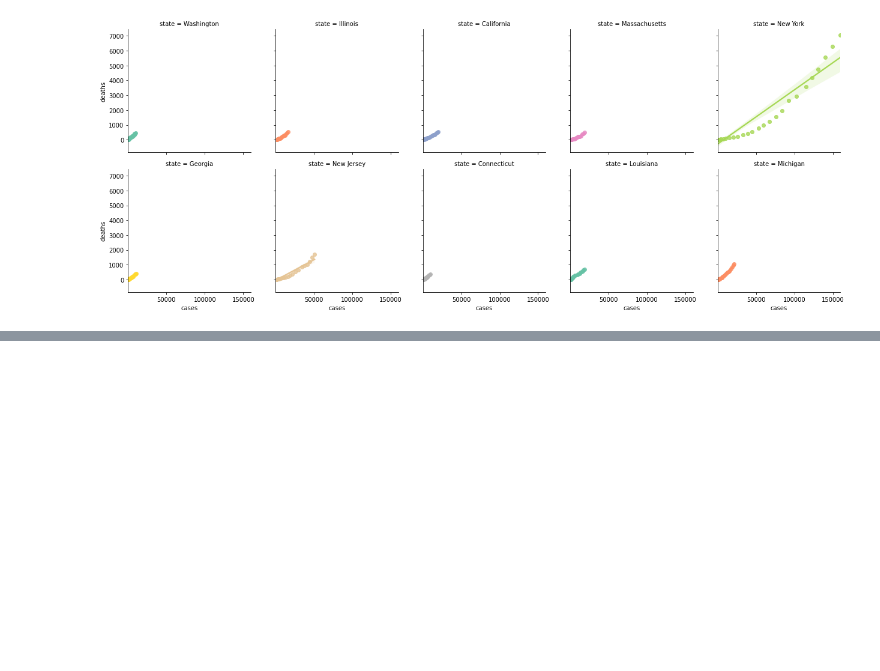
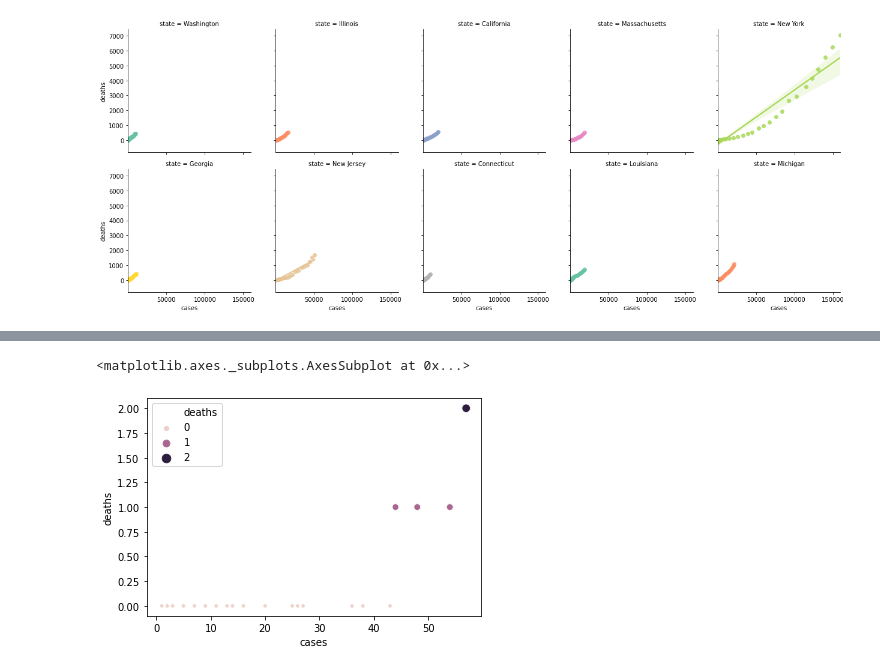
Before and after one commit to leslieshanecr/covid-19-Hawaii, a Jupyter notebook: Covid_19_Hawaii.ipynb, the cells around one changed output, grey strips where cells are left out. Drawn from its saved outputs; the diff is of its cells as text; code cells hidden in the pictures; blank space fills up the shorter version.

Commit message:
Added Hawaii County Information

```diff
--- a/Covid_19_Hawaii.ipynb
+++ b/Covid_19_Hawaii.ipynb
@@ -158,0 +151,6 @@ fig.show()
+# %%
+import pandas as pd
+df = pd.read_csv("https://raw.githubusercontent.com/nytimes/covid-19-data/master/us-counties.csv")
+df["state"].shape
+df = df[df["state"] == "Hawaii"]
+df.tail(10)
@@ -158,0 +169,3 @@ fig.show()
+# %%
+Maui_County_df = df[df["county"]== "Maui"].drop(columns = "fips")
+Maui_County_df.tail(25)
@@ -158,0 +190,7 @@ fig.show()
+# %%
+import seaborn as sns
+sns.scatterplot(x="cases", y="deaths",
+                hue="deaths",size="deaths", data=Maui_County_df)
+# %% [output]
+<matplotlib.axes._subplots.AxesSubplot at 0x...>
+[figure, added]
```
Also changed, not shown: parts of 6 cells of this notebook.
